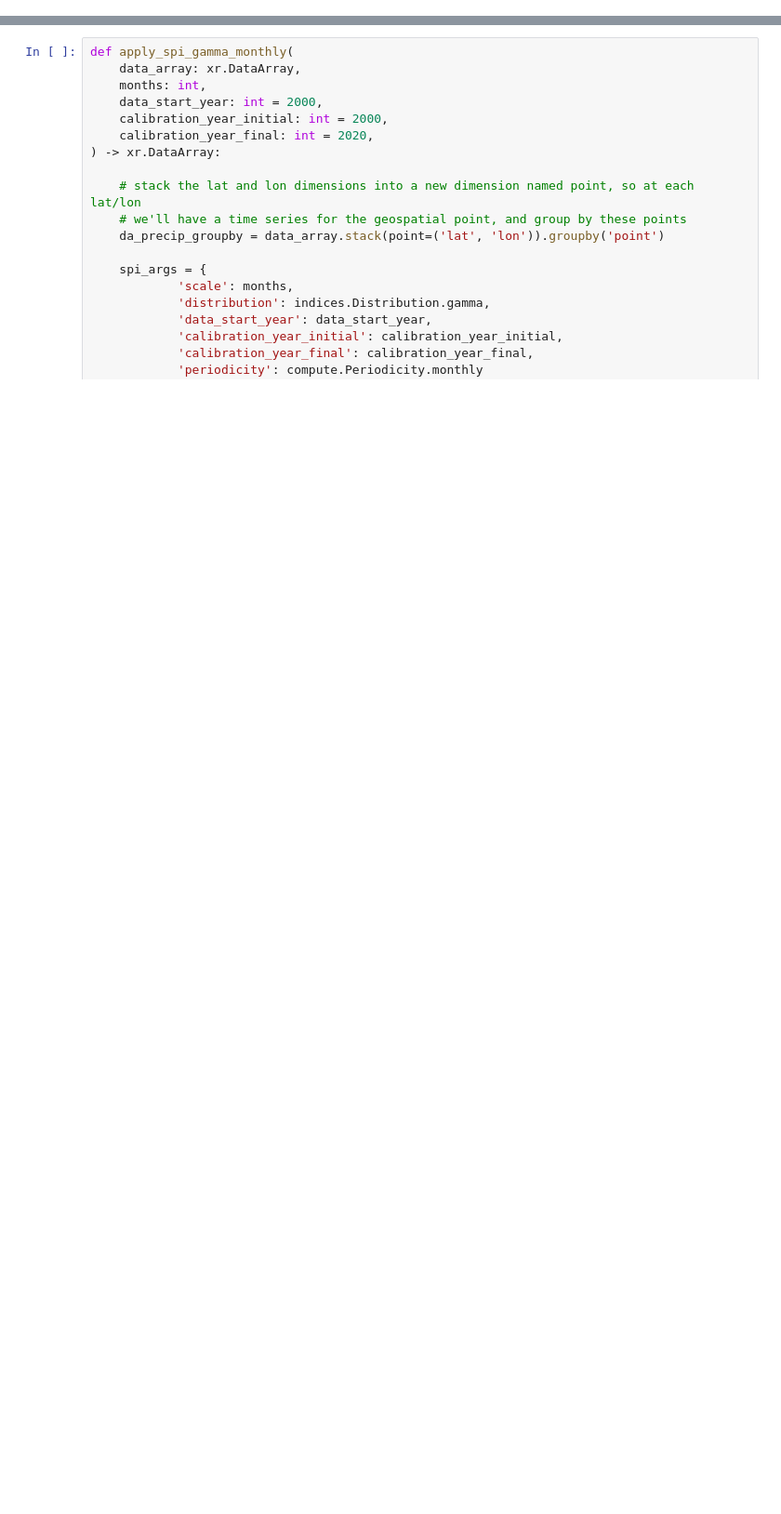
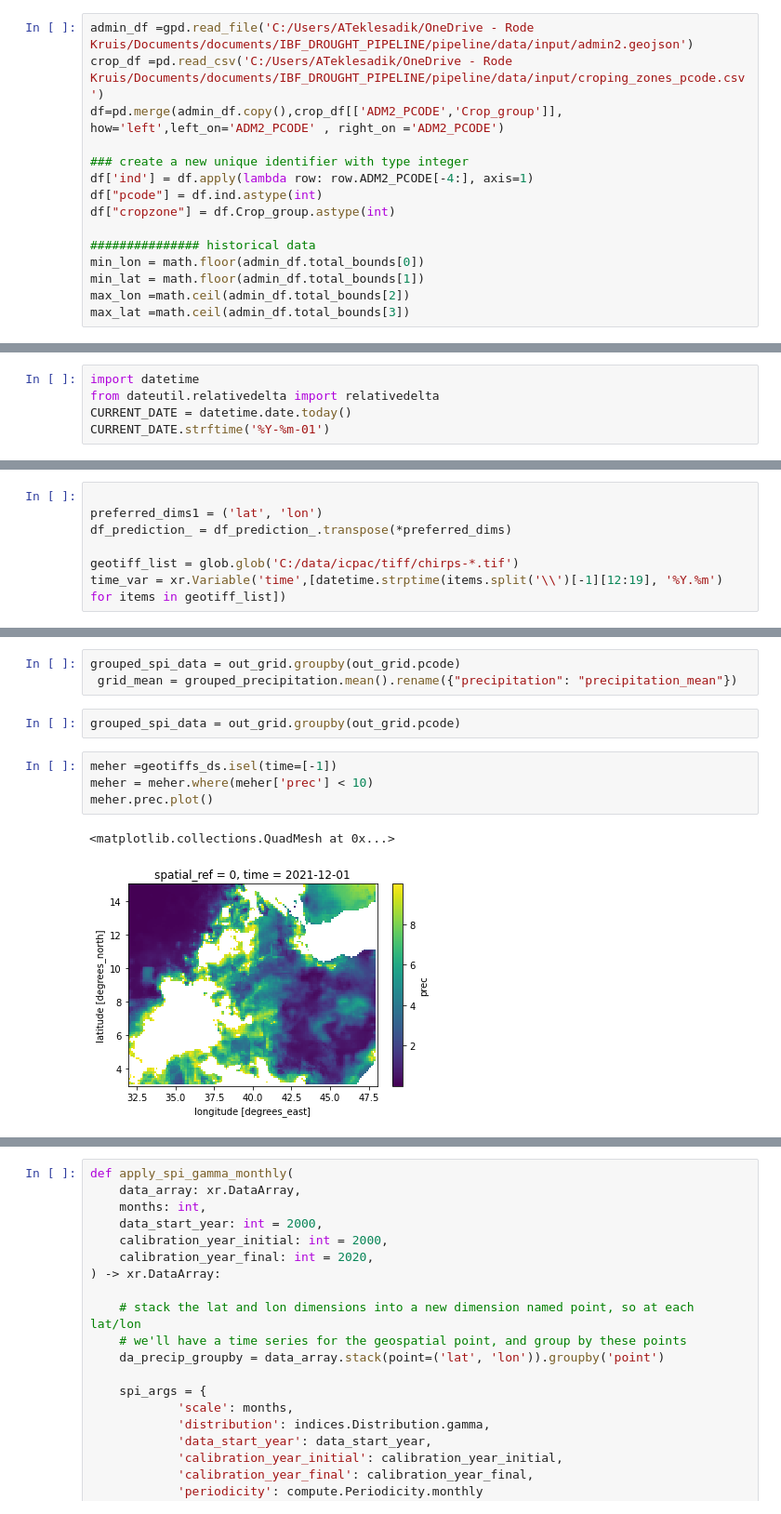
Before and after one commit to rodekruis/IBF_DROUGHT_PIPELINE, a Jupyter notebook: docs/icpac_data_spi.ipynb, the cells around one changed output, grey strips where cells are left out. Shown at 93% size. Saved outputs shown, nothing was run; the diff lists cells and outputs as text; blank space fills up the shorter version.

```diff
--- a/docs/icpac_data_spi.ipynb
+++ b/docs/icpac_data_spi.ipynb
@@ -41,0 +52,15 @@ df_prediction_['time'] = pd.date_range(start=prediction_data, periods=3, freq='M
+# %%
+admin_df =gpd.read_file('C:/Users/ATeklesadik/OneDrive - Rode Kruis/Documents/documents/IBF_DROUGHT_PIPELINE/pipeline/data/input/admin2.geojson')
+crop_df =pd.read_csv('C:/Users/ATeklesadik/OneDrive - Rode Kruis/Documents/documents/IBF_DROUGHT_PIPELINE/pipeline/data/input/croping_zones_pcode.csv')
+df=pd.merge(admin_df.copy(),crop_df[['ADM2_PCODE','Crop_group']],  how='left',left_on='ADM2_PCODE' , right_on ='ADM2_PCODE')
+
+### create a new unique identifier with type integer
+df['ind'] = df.apply(lambda row: row.ADM2_PCODE[-4:], axis=1)
+df["pcode"] = df.ind.astype(int)
+df["cropzone"] = df.Crop_group.astype(int)
+
+############### historical data
+min_lon = math.floor(admin_df.total_bounds[0])
+min_lat = math.floor(admin_df.total_bounds[1])
+max_lon =math.ceil(admin_df.total_bounds[2])
+max_lat =math.ceil(admin_df.total_bounds[3])
@@ -41,0 +160,5 @@ df_prediction_['time'] = pd.date_range(start=prediction_data, periods=3, freq='M
+# %%
+import datetime
+from dateutil.relativedelta import relativedelta
+CURRENT_DATE = datetime.date.today()
+CURRENT_DATE.strftime('%Y-%m-01')
@@ -42 +202,8 @@ df_prediction_['time'] = pd.date_range(start=prediction_data, periods=3, freq='M
+# %%
+
+preferred_dims1 = ('lat', 'lon')
+df_prediction_ = df_prediction_.transpose(*preferred_dims)
+
+geotiff_list = glob.glob('C:/data/icpac/tiff/chirps-*.tif')
+time_var = xr.Variable('time',[datetime.strptime(items.split('\\')[-1][12:19], '%Y.%m') for items in geotiff_list])
 # %%
@@ -63,0 +309,12 @@ geotiffs_ds = geotiffs_da.to_dataset(name='prec')
+# %%
+grouped_spi_data = out_grid.groupby(out_grid.pcode)
+ grid_mean = grouped_precipitation.mean().rename({"precipitation": "precipitation_mean"})
+# %%
+grouped_spi_data = out_grid.groupby(out_grid.pcode)
+# %%
+meher =geotiffs_ds.isel(time=[-1])
+meher = meher.where(meher['prec'] < 10)
+meher.prec.plot()
+# %% [output]
+<matplotlib.collections.QuadMesh at 0x...>
+[figure, added]
```
Also changed, not shown: parts of 44 cells of this notebook, 12 other files.
